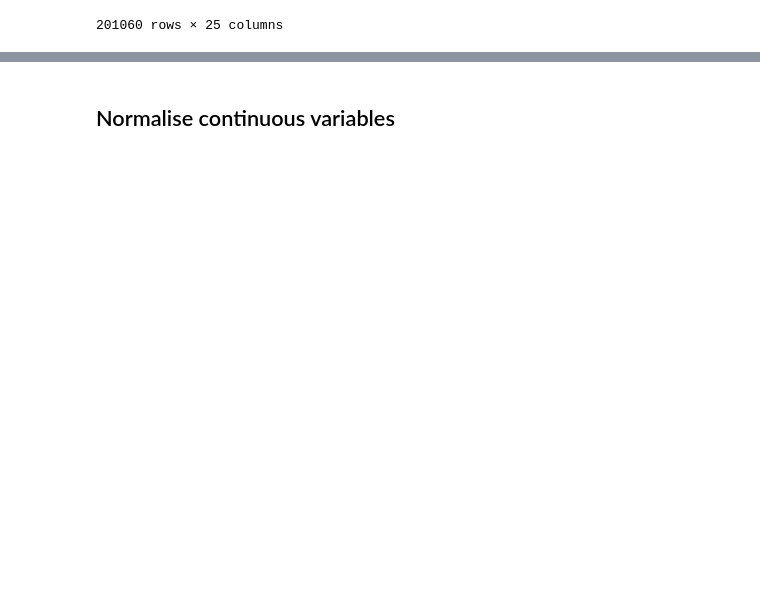
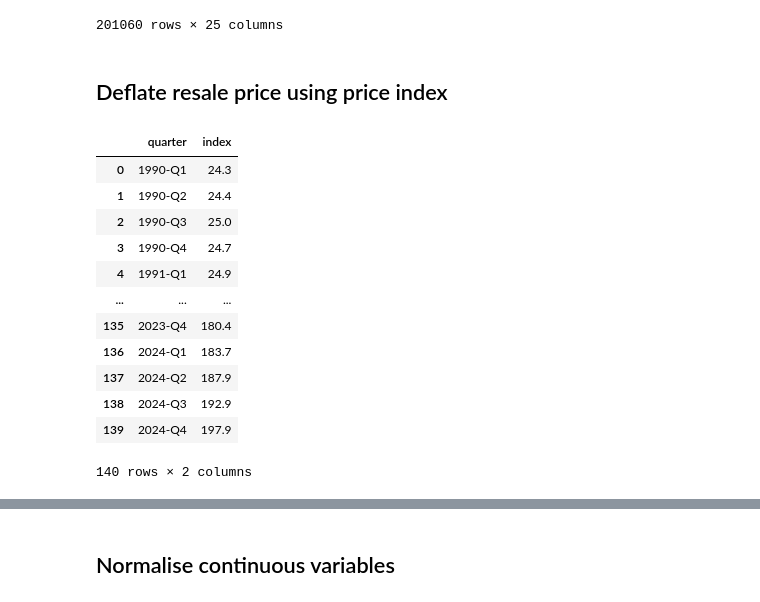
Before and after one commit to yuntsingg/DSE3101-HDB-Decode, a Jupyter notebook: code/resale_data_cleaning.ipynb, the cells around one changed output, grey strips where cells are left out. Saved outputs shown, nothing was run; the diff lists cells and outputs as text; code cells hidden in the pictures; blank space fills up the shorter version.

```diff
--- a/code/resale_data_cleaning.ipynb
+++ b/code/resale_data_cleaning.ipynb
@@ -359,3 +359,22 @@ df_resale
 | 201058 | 2024-10 | SEMBAWANG | 5 | 7 | 110.0 | Improved | 77.83 | 552077.409298 | ... |
 | 201059 | 2025-02 | SEMBAWANG | 4 | 10 | 90.0 | Model A | 77.50 | NaN | ... |
 201060 rows × 25 columns
+# %% [markdown]
+## Deflate resale price using price index
+# %%
+df_index = pd.read_csv("../data/raw/HDB_price_index.csv")
+df_index
+# %% [output]
+|  | quarter | index |
+| 0 | 1990-Q1 | 24.3 |
+| 1 | 1990-Q2 | 24.4 |
+| 2 | 1990-Q3 | 25.0 |
+| 3 | 1990-Q4 | 24.7 |
+| 4 | 1991-Q1 | 24.9 |
+| ... | ... | ... |
+| 135 | 2023-Q4 | 180.4 |
+| 136 | 2024-Q1 | 183.7 |
+| 137 | 2024-Q2 | 187.9 |
+| 138 | 2024-Q3 | 192.9 |
+| 139 | 2024-Q4 | 197.9 |
+140 rows × 2 columns
```
Also changed, not shown: parts of 3 cells of this notebook, 4 other files.
